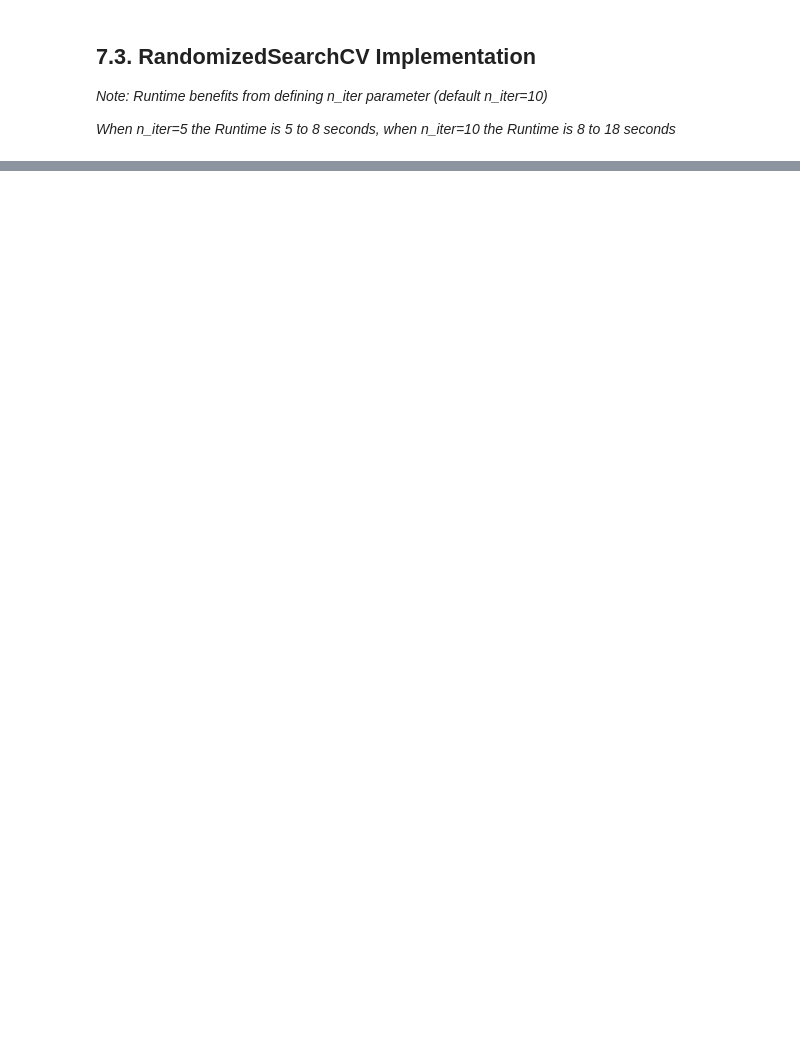
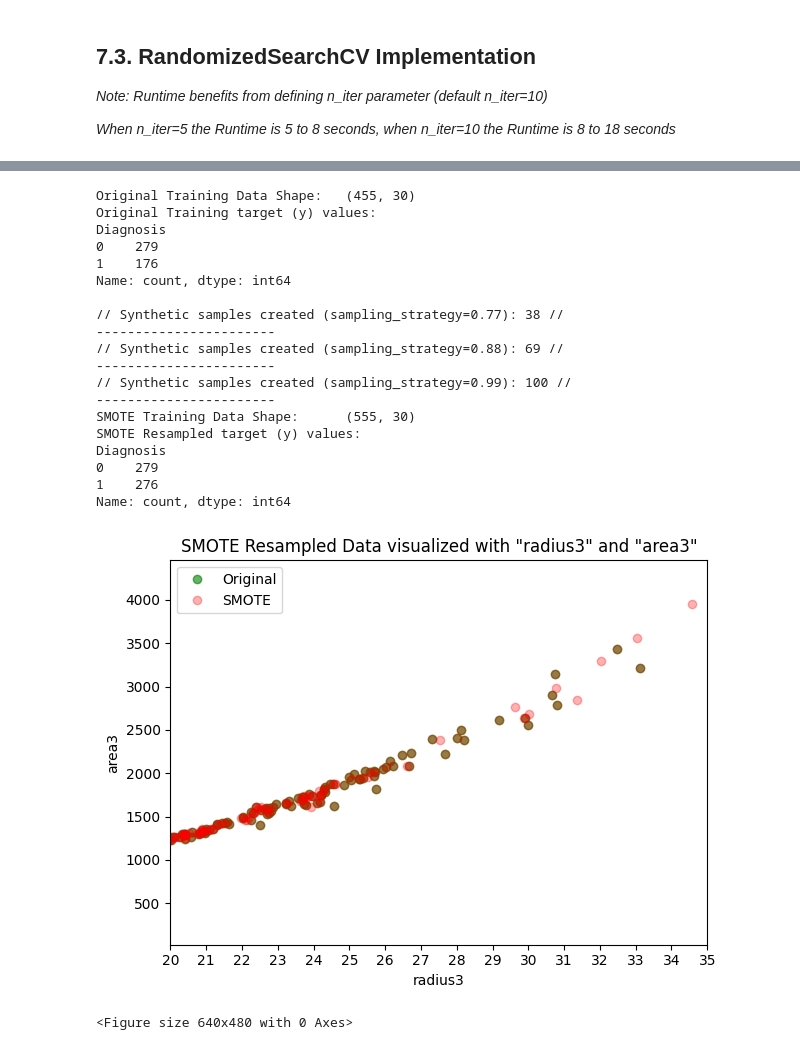
Before and after one commit to nhansen24/UCI_BreastCancer, a Jupyter notebook: notebook.ipynb, the cells around one changed output, grey strips where cells are left out. Drawn from its saved outputs; the diff is of its cells as text; code cells hidden in the pictures; blank space fills up the shorter version.

Commit message:
Update notebook blocks 7.4.x to include SMOTE, dataset balancing, result validation with SGDClassifier. Update README.md Project Notes.

```diff
--- a/notebook.ipynb
+++ b/notebook.ipynb
@@ -178,7 +180,7 @@ print(f'\n{featureset_compare}')
 score_list = list()
 for i in range(1,51):
     # Lasso features on SGDClassifier:
-    clf_validate1 = SGDClassifier(random_state=i+1,penalty='l2',alpha=0.01,loss='hinge')
+    clf_validate1 = SGDClassifier(random_state=i+1,penalty='l2',alpha=0.01,loss='log_loss')
     clf_validate1.fit(X_L_train,y_train)
     lasso_score = clf_validate1.score(X_L_test,y_test)
     # LDA features on SGDClassifier:
@@ -386,11 +388,11 @@ from sklearn.linear_model import SGDClassifier
 sgd_list = list()
 for i in range(1,51):
     # LASSO FEATURE SET:
-    clf_validate1 = SGDClassifier(random_state=i+1,penalty='l2',alpha=0.01,loss='hinge')
+    clf_validate1 = SGDClassifier(random_state=i+1,penalty='l2',alpha=0.01,loss='log_loss')
     clf_validate1.fit(X_L_train,y_train)
     lasso_score = clf_validate1.score(X_L_test,y_test)
     # FULL FEATURE SET:
-    clf_validate2 = SGDClassifier(random_state=i+1,penalty='l2',alpha=0.01,loss='hinge')
+    clf_validate2 = SGDClassifier(random_state=i+1,penalty='l2',alpha=0.01,loss='log_loss')
     clf_validate2.fit(X_train_scale,y_train)
     full_score = clf_validate2.score(X_test_scale,y_test)
     # APPEND RESULTS
@@ -580,11 +582,11 @@ print('\n')
 sgd_list = list()
 for i in range(1,51):
     # Fit and score the LDA feature set:
-    clf_validate1 = SGDClassifier(random_state=i+1,loss='hinge',penalty='l2',alpha=0.01)
+    clf_validate1 = SGDClassifier(random_state=i+1,loss='log_loss',penalty='l2',alpha=0.01)
     clf_validate1.fit(X_LDA_train,y_train)
     LDA_score = clf_validate1.score(X_LDA_test,y_test)
     # Fit and score the full feature set:
-    clf_validate2 = SGDClassifier(random_state=i+1,loss='hinge',penalty='l2',alpha=0.01)
+    clf_validate2 = SGDClassifier(random_state=i+1,loss='log_loss',penalty='l2',alpha=0.01)
     clf_validate2.fit(X_train_scale,y_train)
     full_score = clf_validate2.score(X_test_scale,y_test)
     # APPEND
@@ -795,14 +800,15 @@ scaler.fit(X)
 X_train_scale = scaler.transform(X_train)
 X_test_scale = scaler.transform(X_test)
 
-# Loop to analyze for any meaningful impact of Random_state on SGDClassifier().
-for i in range(1,10):
+# Loop to analyze for any meaningful impact of Random_state on SGDClassifier()
+# Using alpha=0.01, penalty='l2'
+for i in range(1,100):
     clf = SGDClassifier(random_state=i+1,loss='hinge',alpha=0.01,penalty='l2')
     clf.fit(X_train_scale,y_train)
     current_score = clf.score(X_test_scale,y_test)
     clf_log = SGDClassifier(random_state=i+1, loss='log_loss',alpha=0.01,penalty='l2')
     clf_log.fit(X_train_scale,y_train)
-    current_score_log = clf.score(X_test_scale,y_test)
+    current_score_log = clf_log.score(X_test_scale,y_test)
     score_list.append([i+1,current_score,current_score_log])
 
 c_names = ['random_state:','SGDClassifier hinge score:','SGDClassifier log_loss score:']
@@ -831,5 +837,5 @@ end = tpc()
 print(f'SGDC "Log_loss" fit & score time:\t{((end - start) * 1000):.4f} ms')
 print('\n')
 
-score_df
+# score_df
 # %% [output]
@@ -878,0 +883,54 @@ RandomizedSearchCV Best training score: 0.9582
+# %%
+from imblearn.over_sampling import SMOTE
+
+print(f'Original Training Data Shape: \t{X_train.shape}')
+print(f'Original Training target (y) values: \n{y_train.value_counts()}\n')
+
+for i in [0.77,0.88,0.99]:
+    smote = SMOTE(random_state=13,sampling_strategy=i,k_neighbors=5)
+    X_res, y_res = smote.fit_resample(X_train,y_train)
+    # print(f'SMOTE Resampled Data Shape:\t{X_res.shape}')
+    # print(f'SMOTE target values: \n{y_res.value_counts()}')
+    print(f'// Synthetic samples created (sampling_strategy={i}): {X_res.shape[0] - X_train.shape[0]} //')
+    print('-----------------------')
+
+print(f'SMOTE Training Data Shape:\t{X_res.shape}')
+print(f'SMOTE Resampled target (y) values:\n{y_res.value_counts()}\n')
+
+## Visualizing the new synthetic data points on a plot
+# ORIGINAL TRAINING SET PLOT RADIUS3 AND AREA3 // GREEN
+plt.plot(X_train.radius3, X_train.area3, 'o', alpha=0.6,color='green')
+
+# SMOTE TRAINING SET PLOT RADIUS3 AND AREA3 // RED
+plt.plot(X_res.radius3, X_res.area3, 'o', alpha=0.3,color='red')
+plt.xlabel('radius3')
+plt.ylabel('area3')
+plt.title('SMOTE Resampled Data visualized with "radius3" and "area3"')
+plt.xlim(20,35)
+plt.xticks(np.arange(20,36,1))
+plt.tight_layout()
+plt.legend(['Original','SMOTE'])
+plt.show()
+plt.clf()
+# %% [output]
+Original Training Data Shape:   (455, 30)
+Original Training target (y) values:
+Diagnosis
+0    279
+1    176
+Name: count, dtype: int64
+
+// Synthetic samples created (sampling_strategy=0.77): 38 //
+-----------------------
+// Synthetic samples created (sampling_strategy=0.88): 69 //
+-----------------------
+// Synthetic samples created (sampling_strategy=0.99): 100 //
+-----------------------
+SMOTE Training Data Shape:      (555, 30)
+SMOTE Resampled target (y) values:
+Diagnosis
+0    279
+1    276
+Name: count, dtype: int64
+[figure, added]
+<Figure size 640x480 with 0 Axes>
```
Also changed, not shown: parts of 13 cells of this notebook, 1 other file.
